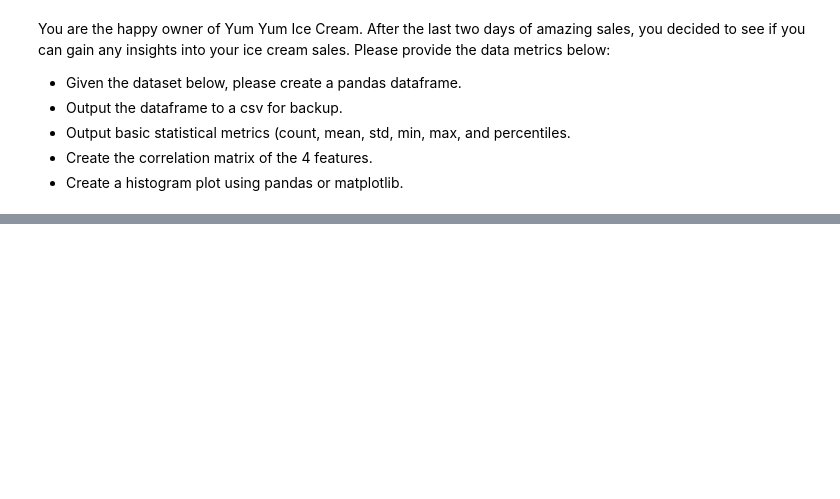
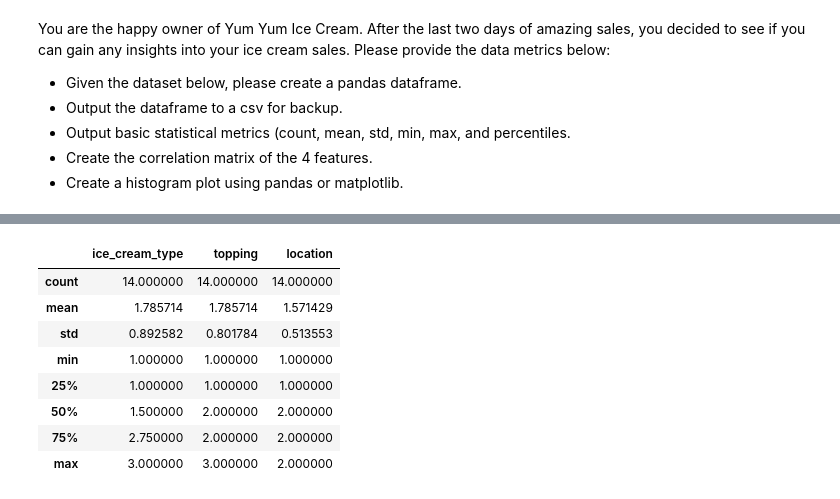
Before and after one commit to udacity/cd0385-exercise-files, a Jupyter notebook: exploratory-data-analysis/concept1_sagemaker_studio/starter/01_exercise_starter.ipynb, the cells around one changed output, grey strips where cells are left out. Saved outputs shown, nothing was run; the diff lists cells and outputs as text; code cells hidden in the pictures; blank space fills up the shorter version.

```diff
--- a/exploratory-data-analysis/concept1_sagemaker_studio/starter/01_exercise_starter.ipynb
+++ b/exploratory-data-analysis/concept1_sagemaker_studio/starter/01_exercise_starter.ipynb
@@ -41,5 +48,15 @@ df.head()
 # %%
 # Output basic statistical metrics (count, mean, std, min, max, and percentiles.
-?
+df.describe()
+# %% [output]
+|  | ice_cream_type | topping | location |
+| count | 14.000000 | 14.000000 | 14.000000 |
+| mean | 1.785714 | 1.785714 | 1.571429 |
+| std | 0.892582 | 0.801784 | 0.513553 |
+| min | 1.000000 | 1.000000 | 1.000000 |
+| 25% | 1.000000 | 1.000000 | 1.000000 |
+| 50% | 1.500000 | 2.000000 | 2.000000 |
+| 75% | 2.750000 | 2.000000 | 2.000000 |
+| max | 3.000000 | 3.000000 | 2.000000 |
 # %%
 # Create the correlation matrix of the 4 features.
```
Also changed, not shown: parts of 5 cells of this notebook, 2 other files.
